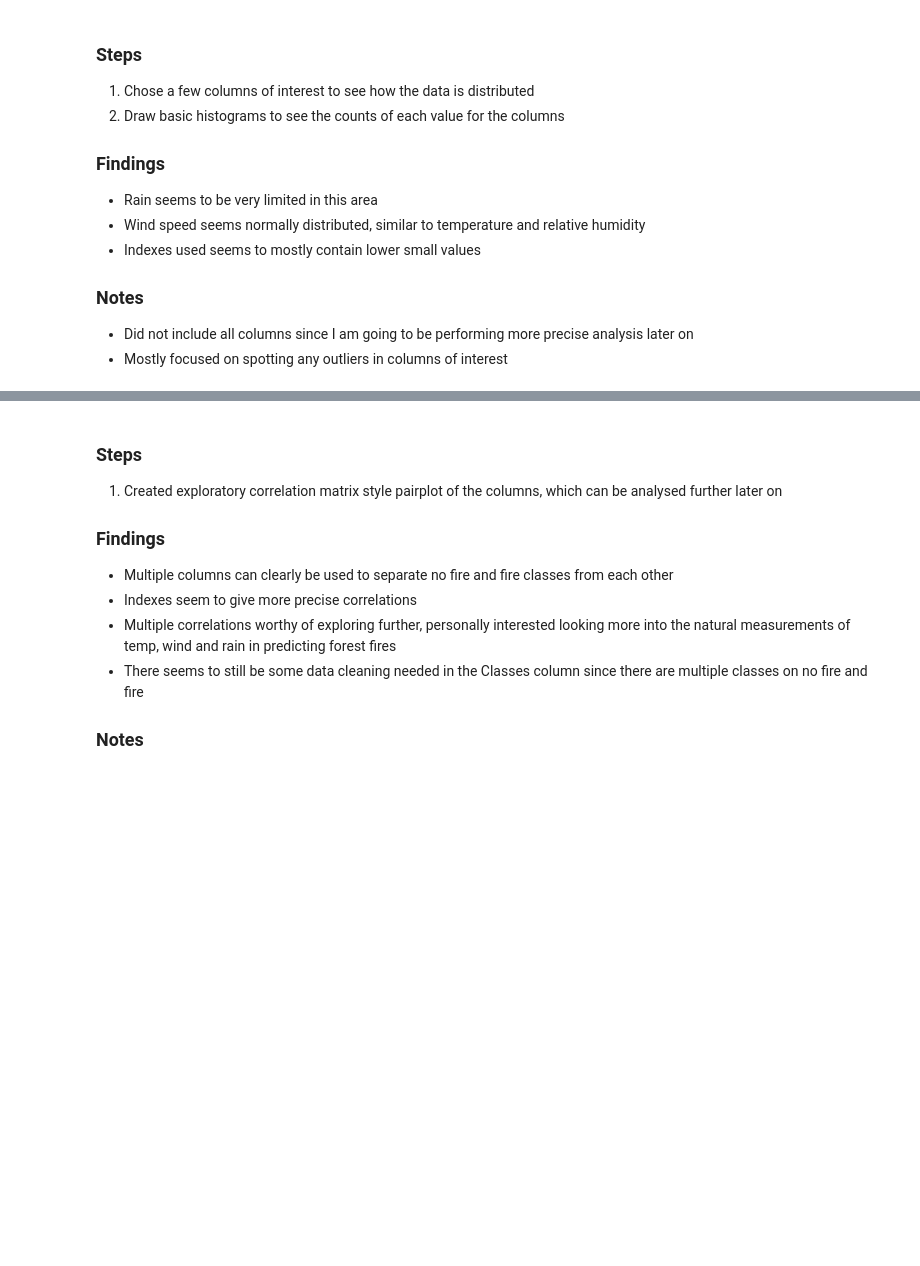
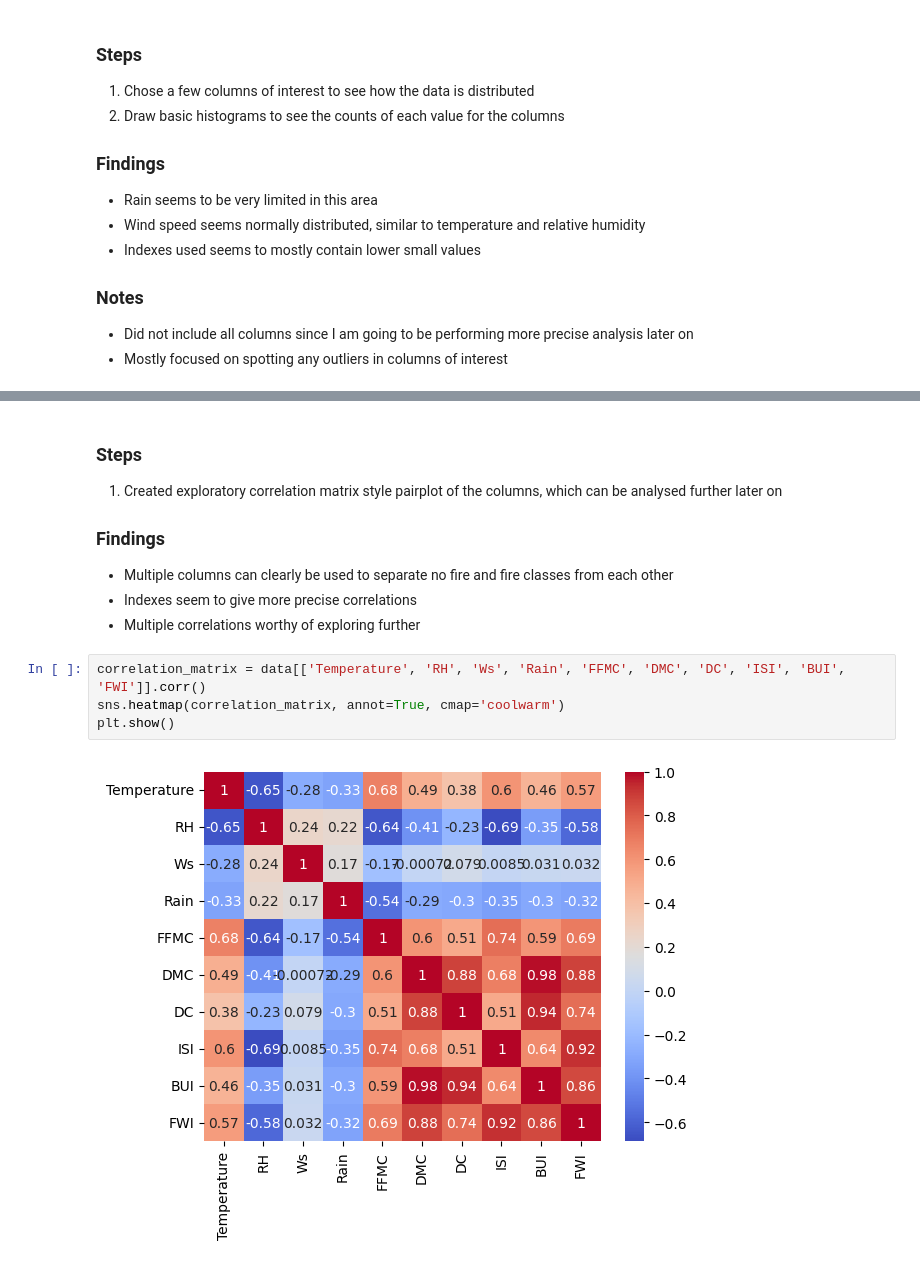
Before and after one commit to snakkleipaa/data_analysis_portfolio, a Jupyter notebook: algerian_forest_fire_analysis/forest_fires.ipynb, the cells around one changed output, grey strips where cells are left out. Drawn from its saved outputs; the diff is of its cells as text; blank space fills up the shorter version.

```diff
--- a/algerian_forest_fire_analysis/forest_fires.ipynb
+++ b/algerian_forest_fire_analysis/forest_fires.ipynb
@@ -146,7 +142,10 @@ plt.show()
 
 - Multiple columns can clearly be used to separate no fire and fire classes from each other
 - Indexes seem to give more precise correlations
-- Multiple correlations worthy of exploring further, personally interested looking more into the natural measurements of temp, wind and rain in predicting forest fires
-- There seems to still be some data cleaning needed in the Classes column since there are multiple classes on no fire and fire
-
-### Notes
+- Multiple correlations worthy of exploring further
+# %%
+correlation_matrix = data[['Temperature', 'RH', 'Ws', 'Rain', 'FFMC', 'DMC', 'DC', 'ISI', 'BUI', 'FWI']].corr()
+sns.heatmap(correlation_matrix, annot=True, cmap='coolwarm')
+plt.show()
+# %% [output]
+[figure, added]
```
Also changed, not shown: parts of 18 cells of this notebook.
